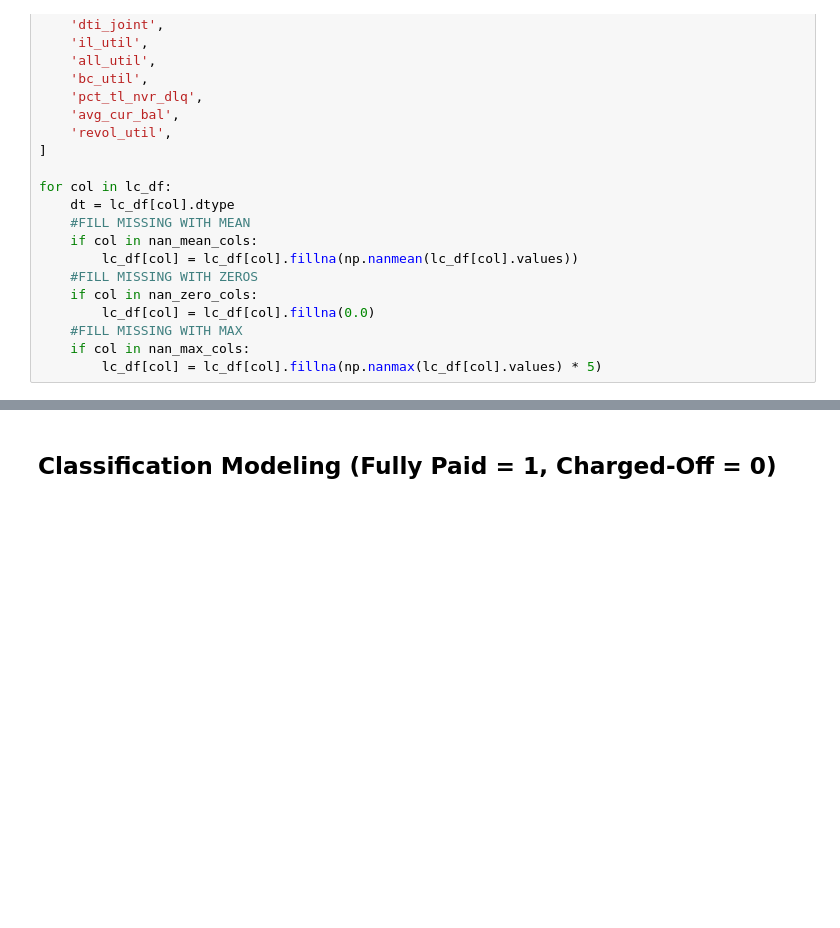
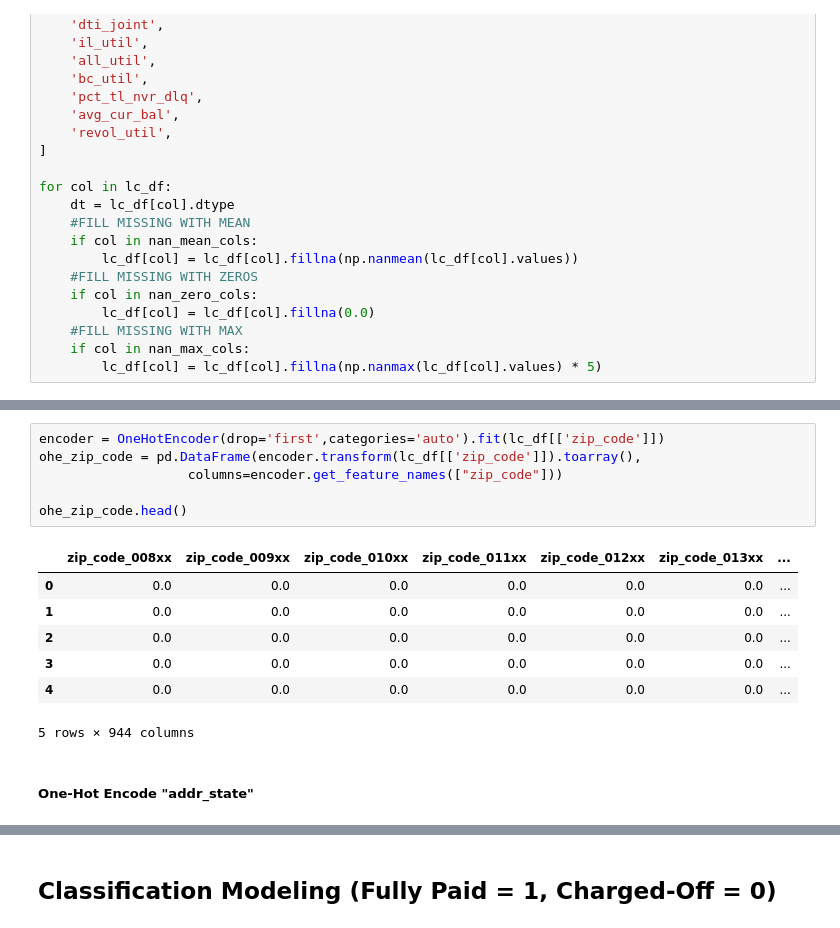
Before and after one commit to as6140/peervest, a Jupyter notebook: lc_eda.ipynb, the cells around one changed output, grey strips where cells are left out. Cells and saved outputs as stored; diff of their text form; blank space fills up the shorter version.

```diff
--- a/lc_eda.ipynb
+++ b/lc_eda.ipynb
@@ -330,0 +474,16 @@ for col in lc_df:
+# %%
+encoder = OneHotEncoder(drop='first',categories='auto').fit(lc_df[['zip_code']])
+ohe_zip_code = pd.DataFrame(encoder.transform(lc_df[['zip_code']]).toarray(),
+                   columns=encoder.get_feature_names(["zip_code"]))
+
+ohe_zip_code.head()
+# %% [output]
+|  | zip_code_008xx | zip_code_009xx | zip_code_010xx | zip_code_011xx | zip_code_012xx | zip_code_013xx | ... |
+| 0 | 0.0 | 0.0 | 0.0 | 0.0 | 0.0 | 0.0 | ... |
+| 1 | 0.0 | 0.0 | 0.0 | 0.0 | 0.0 | 0.0 | ... |
+| 2 | 0.0 | 0.0 | 0.0 | 0.0 | 0.0 | 0.0 | ... |
+| 3 | 0.0 | 0.0 | 0.0 | 0.0 | 0.0 | 0.0 | ... |
+| 4 | 0.0 | 0.0 | 0.0 | 0.0 | 0.0 | 0.0 | ... |
+5 rows × 944 columns
+# %% [markdown]
+##### One-Hot Encode "addr_state"
```
Also changed, not shown: parts of 41 cells of this notebook.
